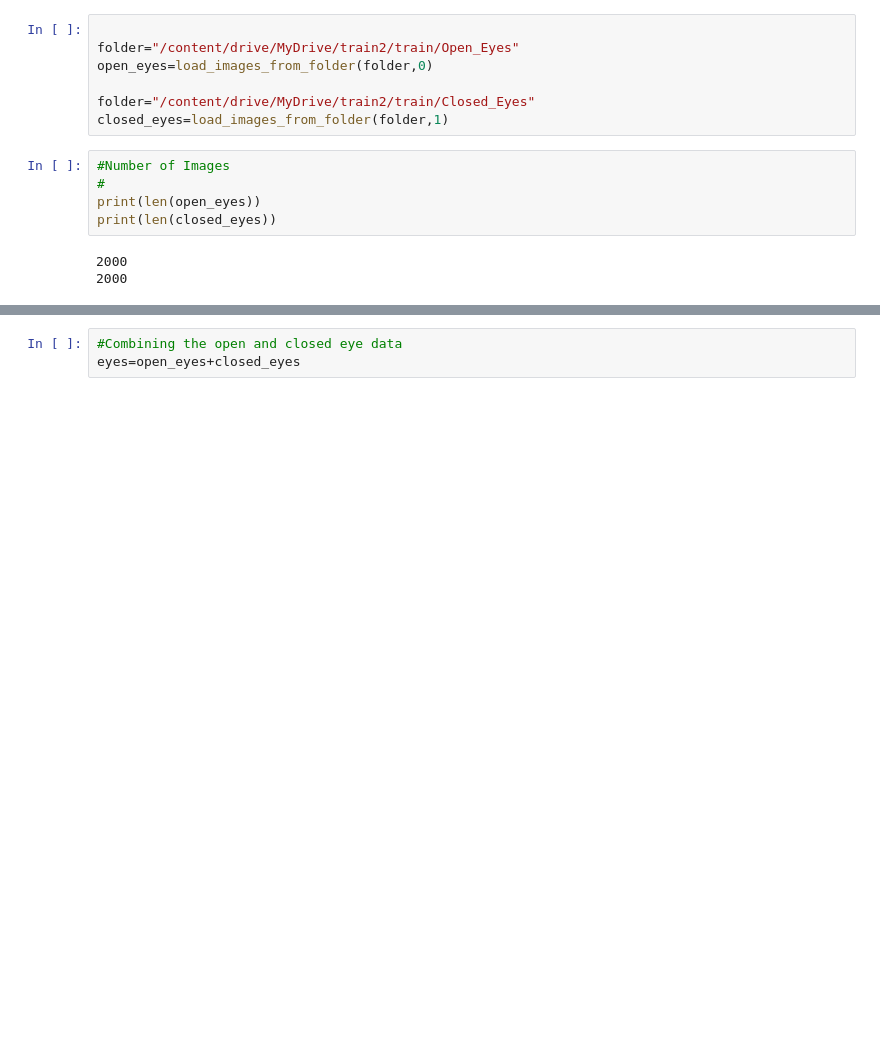
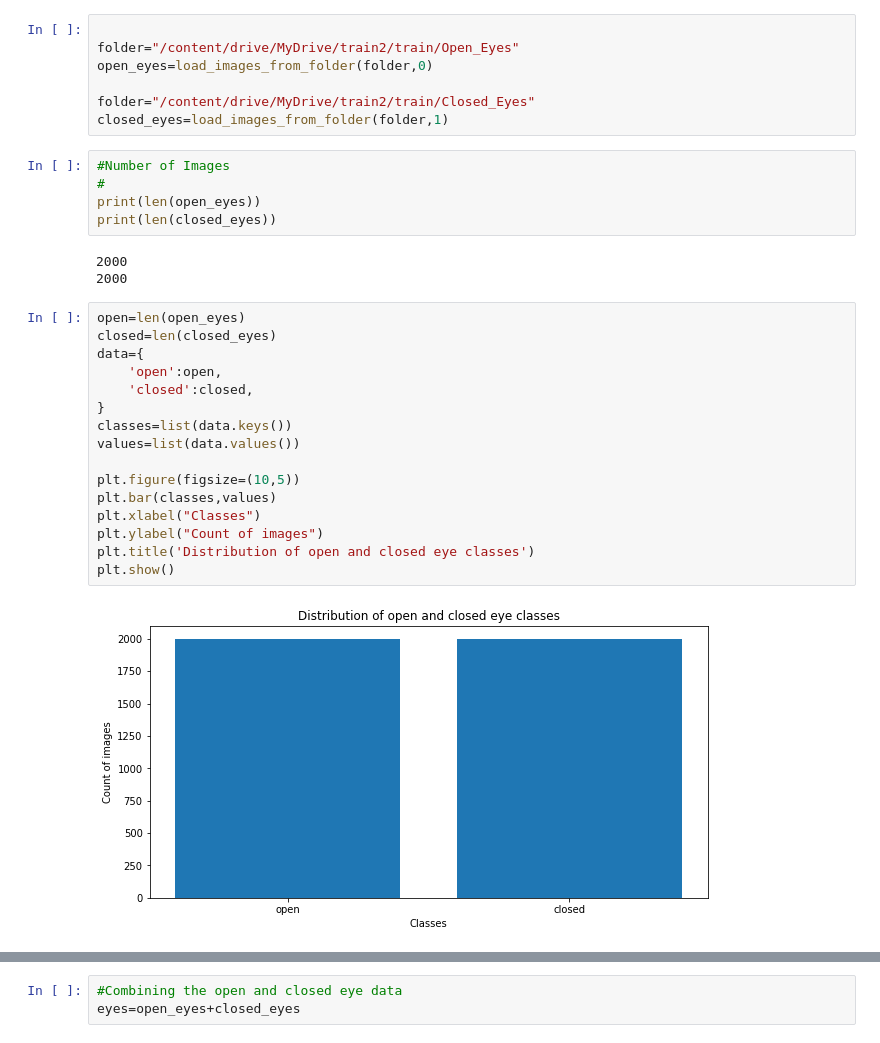
Before and after one commit to kabatyy/Driver-Drowsiness-Detection-In-Cars, a Jupyter notebook: start.ipynb, the cells around one changed output, grey strips where cells are left out. Saved outputs shown, nothing was run; the diff lists cells and outputs as text; blank space fills up the shorter version.

```diff
--- a/start.ipynb
+++ b/start.ipynb
@@ -40,6 +40,24 @@ print(len(closed_eyes))
 # %% [output]
 2000
 2000
+# %%
+open=len(open_eyes)
+closed=len(closed_eyes)
+data={
+    'open':open,
+    'closed':closed,
+}
+classes=list(data.keys())
+values=list(data.values())
+
+plt.figure(figsize=(10,5))
+plt.bar(classes,values)
+plt.xlabel("Classes")
+plt.ylabel("Count of images")
+plt.title('Distribution of open and closed eye classes')
+plt.show()
+# %% [output]
+[figure, added]
 # %%
 #Displaying image to confirm that they have been loaded
 from PIL import Image as im
```
Also changed, not shown: parts of 3 cells of this notebook.
